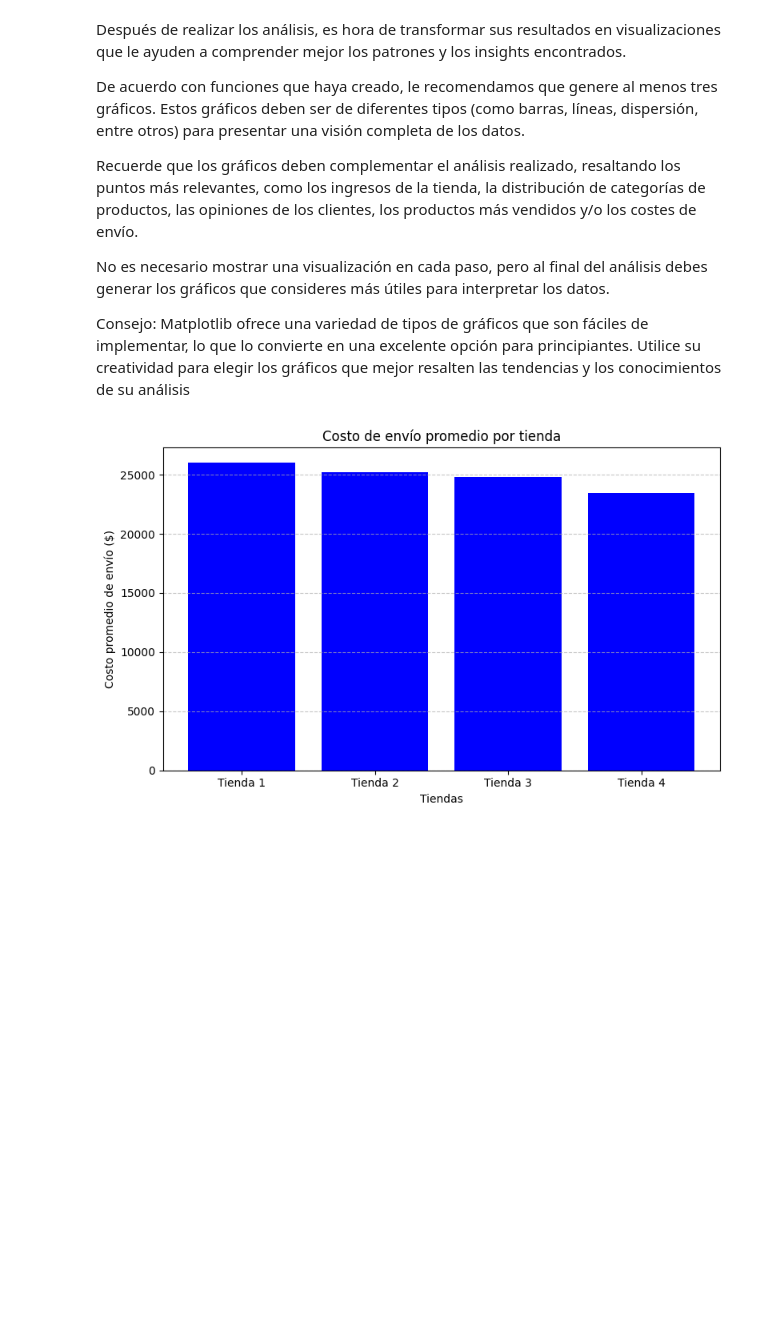
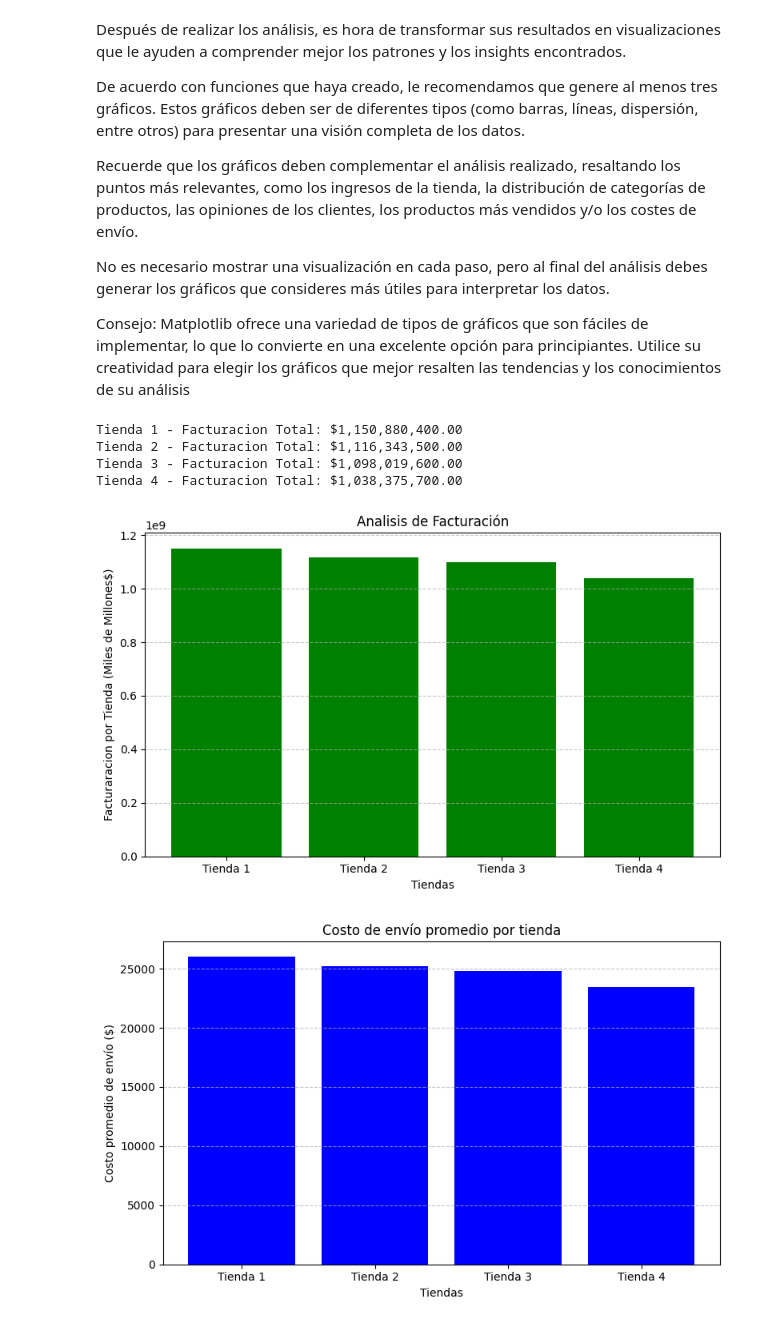
Before and after one commit to jorgevillegazz/Python_Challenge_1, a Jupyter notebook: AluraStoreLatam.ipynb, the cells around one changed output. Cells and saved outputs as stored; diff of their text form; code cells hidden in the pictures; blank space fills up the shorter version.

Commit message:
visualizacion 2

```diff
--- a/AluraStoreLatam.ipynb
+++ b/AluraStoreLatam.ipynb
@@ -560,6 +564,37 @@ Recuerde que los gráficos deben complementar el análisis realizado, resaltando
 No es necesario mostrar una visualización en cada paso, pero al final del análisis debes generar los gráficos que consideres más útiles para interpretar los datos.
 
 Consejo: Matplotlib ofrece una variedad de tipos de gráficos que son fáciles de implementar, lo que lo convierte en una excelente opción para principiantes. Utilice su creatividad para elegir los gráficos que mejor resalten las tendencias y los conocimientos de su análisis
+# %%
+
+
+
+nombres_delas_tiendas = []
+facturaciones = []
+
+for nombre, df in diccionario_tiendas.items():
+    facturacion = df["Precio"].sum()
+    nombres_delas_tiendas.append(nombre)
+    facturaciones.append(facturacion)
+    print(f"{nombre} - Facturacion Total: ${facturacion:,.2f}")
+
+
+import matplotlib.pyplot as plt
+
+
+plt.figure(figsize=(8, 5))
+plt.bar(nombres_delas_tiendas, facturaciones, color="green")
+plt.title("Analisis de Facturación")
+plt.ylabel("Facturaracion por Tienda (Miles de Millones$)")
+plt.xlabel("Tiendas")
+plt.grid(axis="y", linestyle="--", alpha=0.7)
+plt.tight_layout()
+plt.show()
+# %% [output]
+Tienda 1 - Facturacion Total: $1,150,880,400.00
+Tienda 2 - Facturacion Total: $1,116,343,500.00
+Tienda 3 - Facturacion Total: $1,098,019,600.00
+Tienda 4 - Facturacion Total: $1,038,375,700.00
+[figure, added]
 # %%
 # grafica de Costo de envio  por tienda
 import matplotlib.pyplot as plt
```
Also changed, not shown: parts of 5 cells of this notebook.
